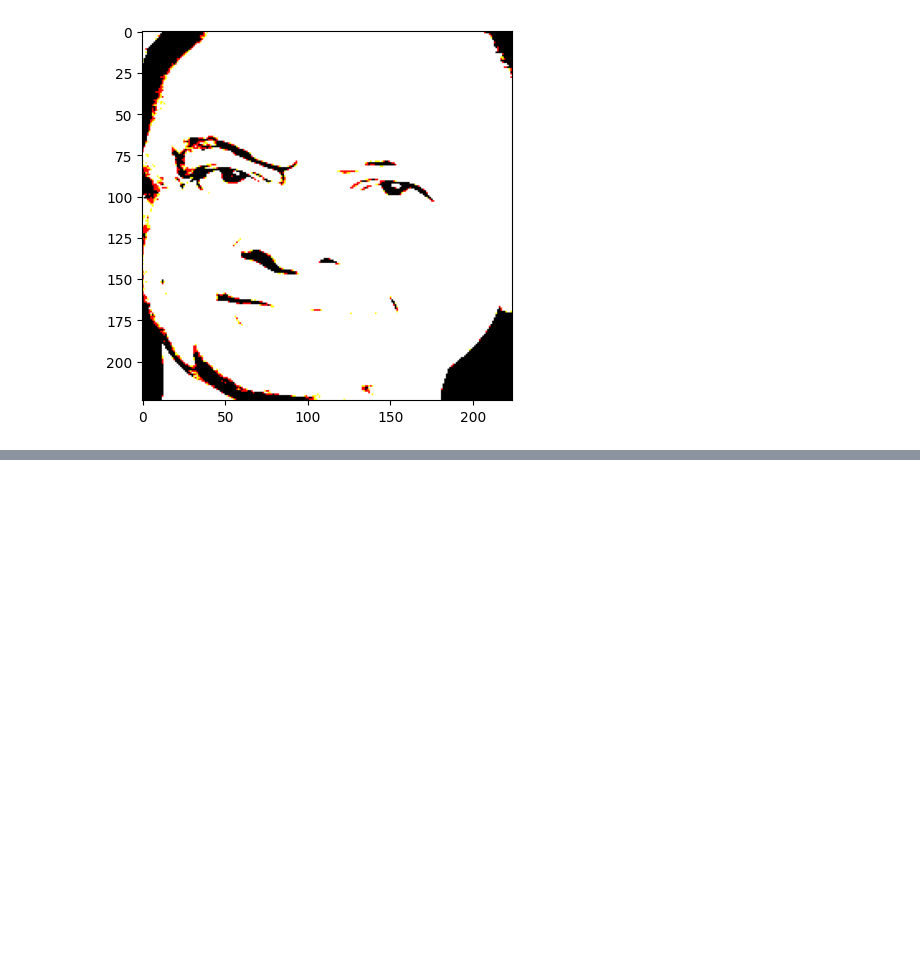
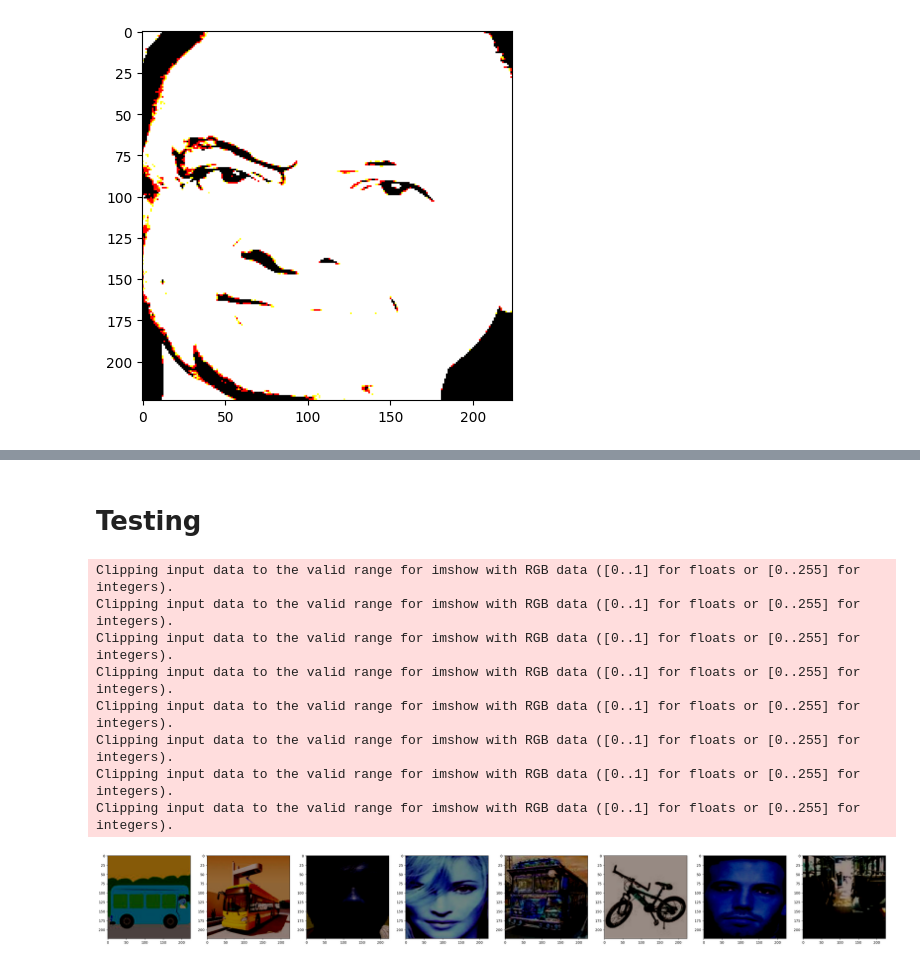
Before and after one commit to RavindraB55/Facial-Recognition, a Jupyter notebook: facial-recognition.ipynb, the cells around one changed output, grey strips where cells are left out. Cells and saved outputs as stored; diff of their text form; code cells hidden in the pictures; blank space fills up the shorter version.

```diff
--- a/facial-recognition.ipynb
+++ b/facial-recognition.ipynb
@@ -144,0 +409,32 @@ names[0]
+# %%
+new_dataset = tf.data.Dataset.from_tensor_slices((preprocessed_images, labels_as_int))
+# %%
+new_dataset = new_dataset.shuffle(buffer_size=len(labels_as_int))
+# Batch the dataset
+new_dataset = new_dataset.batch(8)
+# %%
+# Iterate over the dataset
+for batch in new_dataset:
+    images, labels = batch
+    break
+    # Print the contents of the batch
+    # print(f"Batch images shape: {images.shape}")
+    # print(f"Batch labels: {labels}")
+# %% [markdown]
+# Testing
+# %%
+fig, axes = plt.subplots(nrows=1, ncols=8, figsize=(10*4,6))
+for i in range(8):
+    axes[i].imshow(np.array(images[i],np.int32))
+
+plt.show()
+# %% [output]
+Clipping input data to the valid range for imshow with RGB data ([0..1] for floats or [0..255] for integers).
+Clipping input data to the valid range for imshow with RGB data ([0..1] for floats or [0..255] for integers).
+Clipping input data to the valid range for imshow with RGB data ([0..1] for floats or [0..255] for integers).
+Clipping input data to the valid range for imshow with RGB data ([0..1] for floats or [0..255] for integers).
+Clipping input data to the valid range for imshow with RGB data ([0..1] for floats or [0..255] for integers).
+Clipping input data to the valid range for imshow with RGB data ([0..1] for floats or [0..255] for integers).
+Clipping input data to the valid range for imshow with RGB data ([0..1] for floats or [0..255] for integers).
+Clipping input data to the valid range for imshow with RGB data ([0..1] for floats or [0..255] for integers).
+[figure, added]
```
Also changed, not shown: parts of 24 cells of this notebook, 1 other file.
